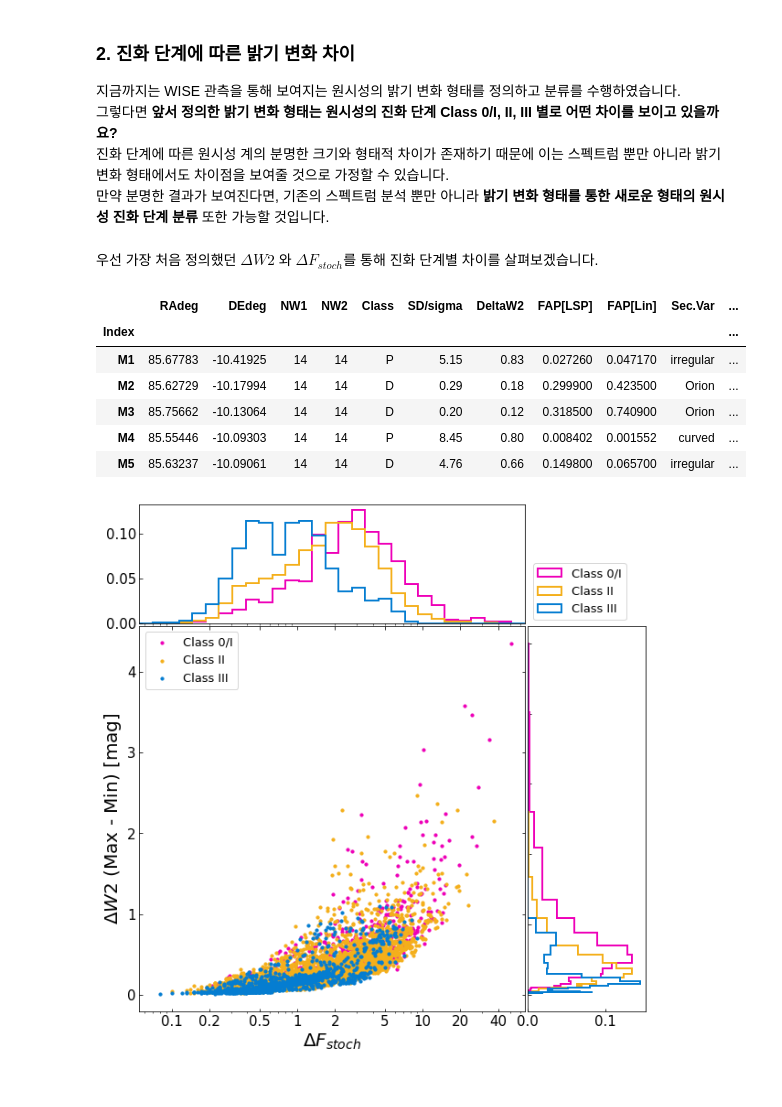
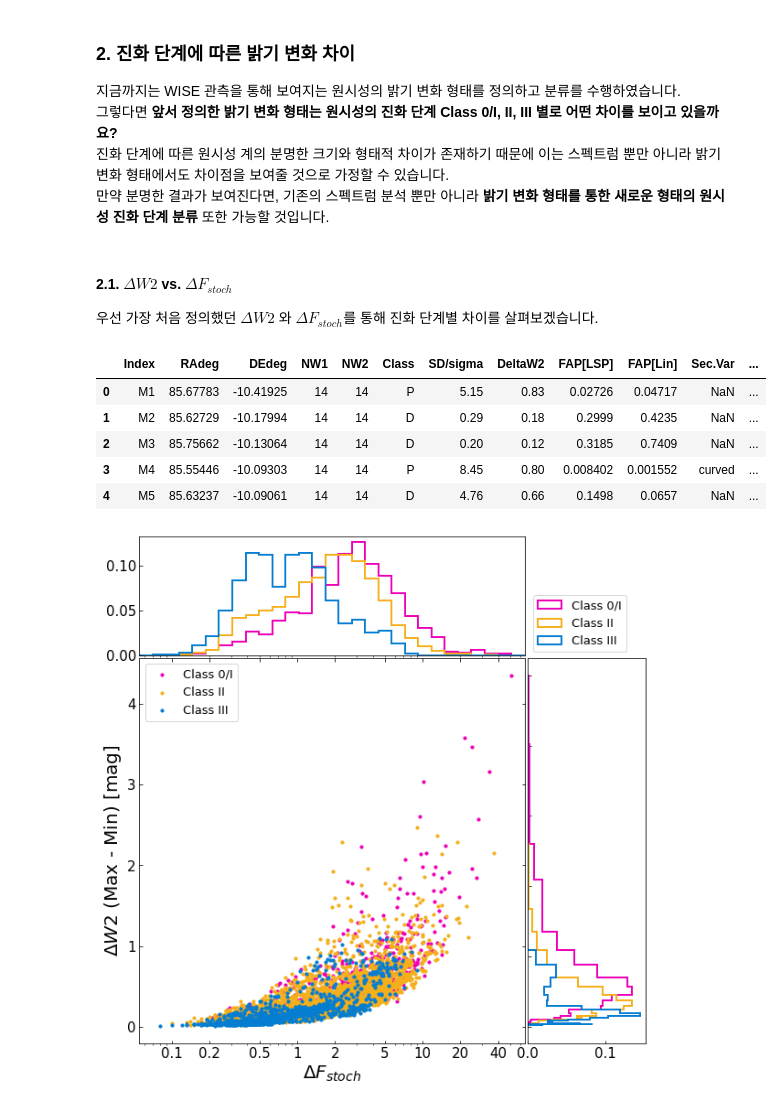
Before and after one commit to hoeen/WISE_YSO_variability_analysis, a Jupyter notebook: analysis_notebooks/WISE-YSO-analysis-3.ipynb, the cells around one changed output. Cells and saved outputs as stored; diff of their text form; code cells hidden in the pictures.

```diff
--- a/analysis_notebooks/WISE-YSO-analysis-3.ipynb
+++ b/analysis_notebooks/WISE-YSO-analysis-3.ipynb
@@ -38,30 +38,26 @@ ref: https://iopscience.iop.org/article/10.3847/1538-4357/ac1745
 진화 단계에 따른 원시성 계의 분명한 크기와 형태적 차이가 존재하기 때문에 이는 스펙트럼 뿐만 아니라 밝기 변화 형태에서도 차이점을 보여줄 것으로 가정할 수 있습니다.
 만약 분명한 결과가 보여진다면, 기존의 스펙트럼 분석 뿐만 아니라 **밝기 변화 형태를 통한 새로운 형태의 원시성 진화 단계 분류** 또한 가능할 것입니다.
 # %% [markdown]
+#### 2.1. $\Delta W2$ vs. $\Delta F_{stoch}$
 우선 가장 처음 정의했던 $\Delta W2$ 와 $\Delta F_{stoch}$를 통해 진화 단계별 차이를 살펴보겠습니다.
 # %%
 import numpy as np
 import pandas as pd
 import matplotlib.pyplot as plt
 import matplotlib.transforms as transforms
+from astropy.io import ascii
+
 
 # 배포한 데이터를 불러옵니다
-data = pd.read_csv(
-    'https://cfn-live-content-bucket-iop-org.s3.amazonaws.com/journals/0004-637X/920/2/132/revision2/apjac1745t7_mrt.txt?AWSAccessKeyId=AKIAYDKQL6LTV7YY2HIK&Expires=1662615037&Signature=4GDil3C3BtPTyw%2FWbWofmEi2jnk%3D',
-    skiprows=47, header=None, sep='\s+', index_col=0,
-    names=['Index', 'RAdeg','DEdeg','NW1','NW2',
-            'Class','SD/sigma','DeltaW2',
-            'FAP[LSP]','FAP[Lin]','Sec.Var','Stoch.Var',
-            'SlopeW2','Period','Frac.amp','Cloud']
-    )
+data = ascii.read("https://cfn-live-content-bucket-iop-org.s3.amazonaws.com/journals/0004-637X/920/2/132/revision2/apjac1745t7_mrt.txt?AWSAccessKeyId=AKIAYDKQL6LTV7YY2HIK&Expires=1662615037&Signature=4GDil3C3BtPTyw%2FWbWofmEi2jnk%3D")
+data_df = data.to_pandas()
+
+data_df.head()
+# %% [output]
+|  | Index | RAdeg | DEdeg | NW1 | NW2 | Class | SD/sigma | DeltaW2 | FAP[LSP] | FAP[Lin] | Sec.Var | ... |
+| 0 | M1 | 85.67783 | -10.41925 | 14 | 14 | P | 5.15 | 0.83 | 0.02726 | 0.04717 | NaN | ... |
+| 1 | M2 | 85.62729 | -10.17994 | 14 | 14 | D | 0.29 | 0.18 | 0.2999 | 0.4235 | NaN | ... |
+| 2 | M3 | 85.75662 | -10.13064 | 14 | 14 | D | 0.20 | 0.12 | 0.3185 | 0.7409 | NaN | ... |
+| 3 | M4 | 85.55446 | -10.09303 | 14 | 14 | P | 8.45 | 0.80 | 0.008402 | 0.001552 | curved | ... |
+| 4 | M5 | 85.63237 | -10.09061 | 14 | 14 | D | 4.76 | 0.66 | 0.1498 | 0.0657 | NaN | ... |
-# %%
-data.head()
-# %% [output]
-|  | RAdeg | DEdeg | NW1 | NW2 | Class | SD/sigma | DeltaW2 | FAP[LSP] | FAP[Lin] | Sec.Var | ... |
-| Index |  |  |  |  |  |  |  |  |  |  | ... |
-| M1 | 85.67783 | -10.41925 | 14 | 14 | P | 5.15 | 0.83 | 0.027260 | 0.047170 | irregular | ... |
-| M2 | 85.62729 | -10.17994 | 14 | 14 | D | 0.29 | 0.18 | 0.299900 | 0.423500 | Orion | ... |
-| M3 | 85.75662 | -10.13064 | 14 | 14 | D | 0.20 | 0.12 | 0.318500 | 0.740900 | Orion | ... |
-| M4 | 85.55446 | -10.09303 | 14 | 14 | P | 8.45 | 0.80 | 0.008402 | 0.001552 | curved | ... |
-| M5 | 85.63237 | -10.09061 | 14 | 14 | D | 4.76 | 0.66 | 0.149800 | 0.065700 | irregular | ... |
 # %%
```
Also changed, not shown: parts of 6 cells of this notebook.
